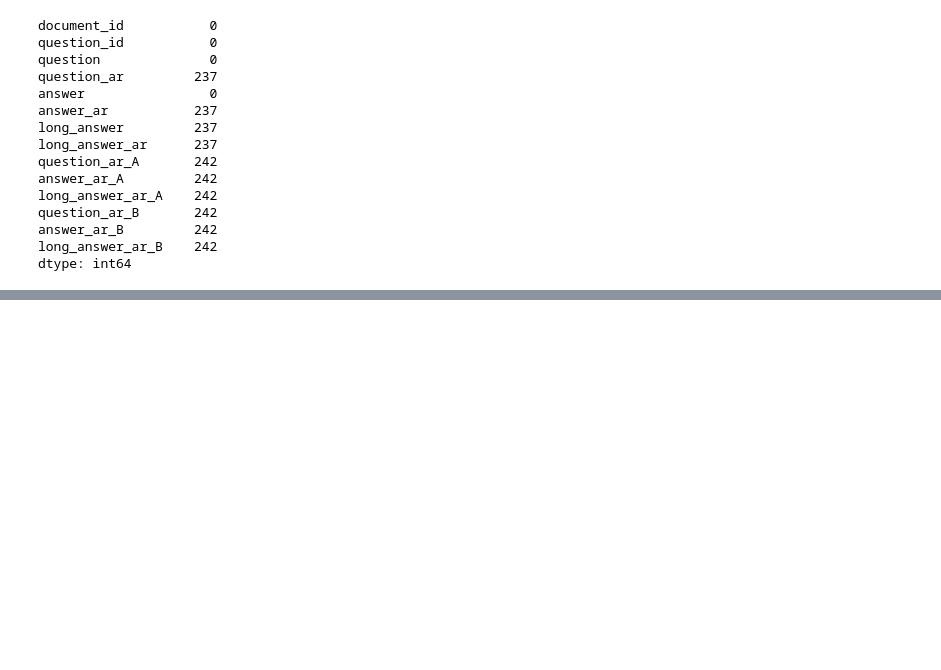
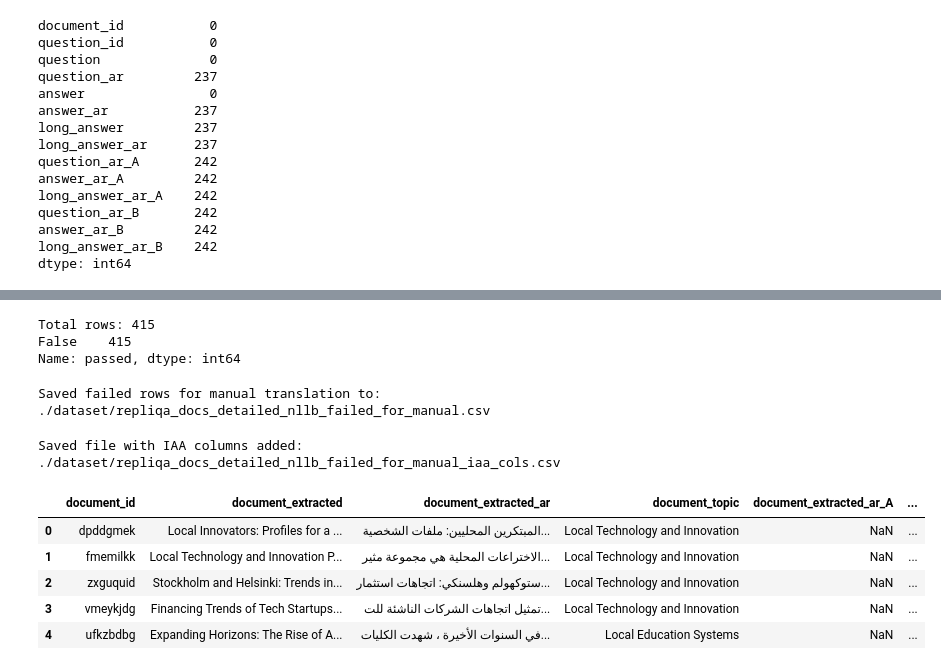
Before and after one commit to ZohoorAlmalkiUQU/NLP_Project, a Jupyter notebook: NLP_Project.ipynb, the cells around one changed output, grey strips where cells are left out. Saved outputs shown, nothing was run; the diff lists cells and outputs as text; code cells hidden in the pictures; blank space fills up the shorter version.

```diff
--- a/NLP_Project.ipynb
+++ b/NLP_Project.ipynb
@@ -1482,0 +1549,78 @@ if __name__ == "__main__":
+# %%
+import pandas as pd
+
+# Paths
+DETAILED_PATH = "./dataset/repliqa_docs_detailed_nllb.csv"
+
+# Read the full detailed results
+df = pd.read_csv(DETAILED_PATH)
+
+# Sanity check: optional
+print("Total rows:", len(df))
+print(df['passed'].value_counts())
+# %% [output]
+Total rows: 415
+False    415
+Name: passed, dtype: int64
+# %%
+FAILED_OUT_PATH = "./dataset/repliqa_docs_detailed_nllb_failed_for_manual.csv"
+
+# 1. Filter only failed rows
+df_failed = df[df["passed"] == False].copy()
+
+# 2. Drop metric columns you don't want
+df_failed = df_failed.drop(
+    columns=[
+        'semantic_similarity',
+        'bleu',
+        'meteor',
+        'rouge1_precision',
+        'rouge1_recall',
+        'rouge1_f1',
+        'rougeL_f1',
+        'reverse_translated',
+        'passed',
+        'failure_reason'
+    ],
+    errors="ignore"   # avoids errors if column missing
+)
+
+# 3. Save to a new CSV for manual translation
+df_failed.to_csv(FAILED_OUT_PATH, index=False)
+
+print(f"Saved failed rows for manual translation to: {FAILED_OUT_PATH}")
+# %% [output]
+Saved failed rows for manual translation to: ./dataset/repliqa_docs_detailed_nllb_failed_for_manual.csv
+# %%
+import pandas as pd
+
+FAILED_PATH = "./dataset/repliqa_docs_detailed_nllb_failed_for_manual.csv"
+OUT_PATH = "./dataset/repliqa_docs_detailed_nllb_failed_for_manual_iaa_cols.csv"
+
+df = pd.read_csv(FAILED_PATH)
+
+# Annotator A columns
+df["document_extracted_ar_A"] = ""
+
+# Annotator B columns
+df["document_extracted_ar_B"] = ""
+
+
+df.to_csv(OUT_PATH, index=False)
+print(f"Saved file with IAA columns added: {OUT_PATH}")
+# %% [output]
+Saved file with IAA columns added: ./dataset/repliqa_docs_detailed_nllb_failed_for_manual_iaa_cols.csv
+# %%
+import pandas as pd
+
+DOCs_PATH = "./dataset/repliqa_docs_detailed_nllb_failed_for_manual_iaa_cols.csv"
+df = pd.read_csv(DOCs_PATH)
+
+df.head()
+# %% [output]
+|  | document_id | document_extracted | document_extracted_ar | document_topic | document_extracted_ar_A | ... |
+| 0 | dpddgmek | Local Innovators: Profiles for a ... | المبتكرين المحليين: ملفات الشخصية... | Local Technology and Innovation | NaN | ... |
+| 1 | fmemilkk | Local Technology and Innovation P... | الاختراعات المحلية هي مجموعة مثير... | Local Technology and Innovation | NaN | ... |
+| 2 | zxguquid | Stockholm and Helsinki: Trends in... | ستوكهولم وهلسنكي: اتجاهات استثمار... | Local Technology and Innovation | NaN | ... |
+| 3 | vmeykjdg | Financing Trends of Tech Startups... | تمثيل اتجاهات الشركات الناشئة للت... | Local Technology and Innovation | NaN | ... |
+| 4 | ufkzbdbg | Expanding Horizons: The Rise of A... | في السنوات الأخيرة ، شهدت الكليات... | Local Education Systems | NaN | ... |
```
Also changed, not shown: parts of 3 cells of this notebook, 9 other files.
